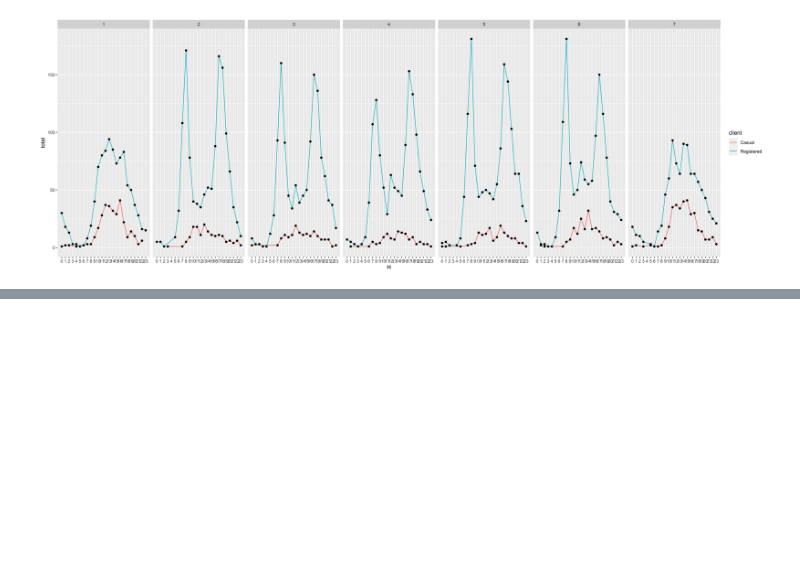
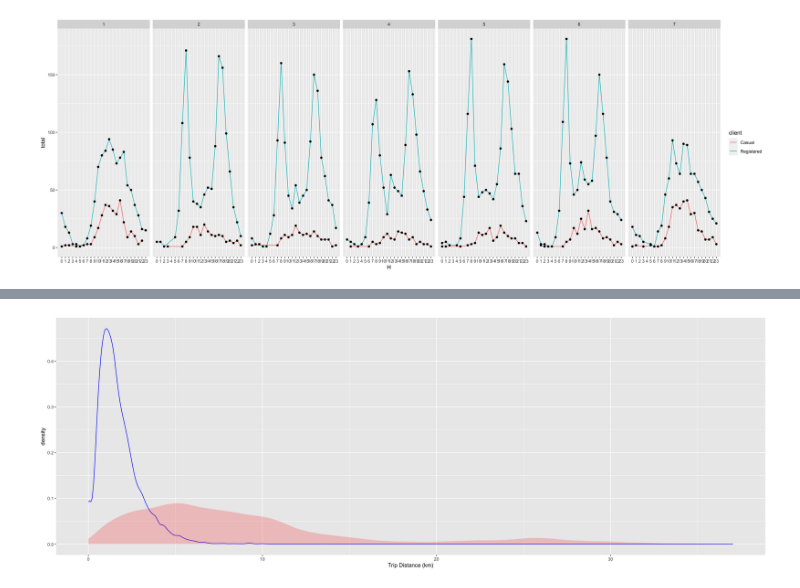
Before and after one commit to stat184-summer2023/a07-ggplot-davefriedman01, a Jupyter notebook: A07.ipynb, the cells around one changed output, grey strips where cells are left out. Saved outputs shown, nothing was run; the diff lists cells and outputs as text; code cells hidden in the pictures; blank space fills up the shorter version.

```diff
--- a/A07.ipynb
+++ b/A07.ipynb
@@ -213,0 +239,16 @@ Trips %>%
+# %%
+Trips %>%
+  inner_join(PairDistances, by = c('sstation', 'estation')) %>%
+  ggplot(aes(x = distance)) +
+    geom_density(
+      color = 'blue'
+    ) +
+    geom_density(
+      alpha = 0.2,
+      color = NA,
+      data  = PairDistances,
+      fill  = 'red'
+    ) +
+    xlab('Trip Distance (km)')
+# %% [output]
+[figure, added]
```
Also changed, not shown: parts of 9 cells of this notebook, 3 other files.
